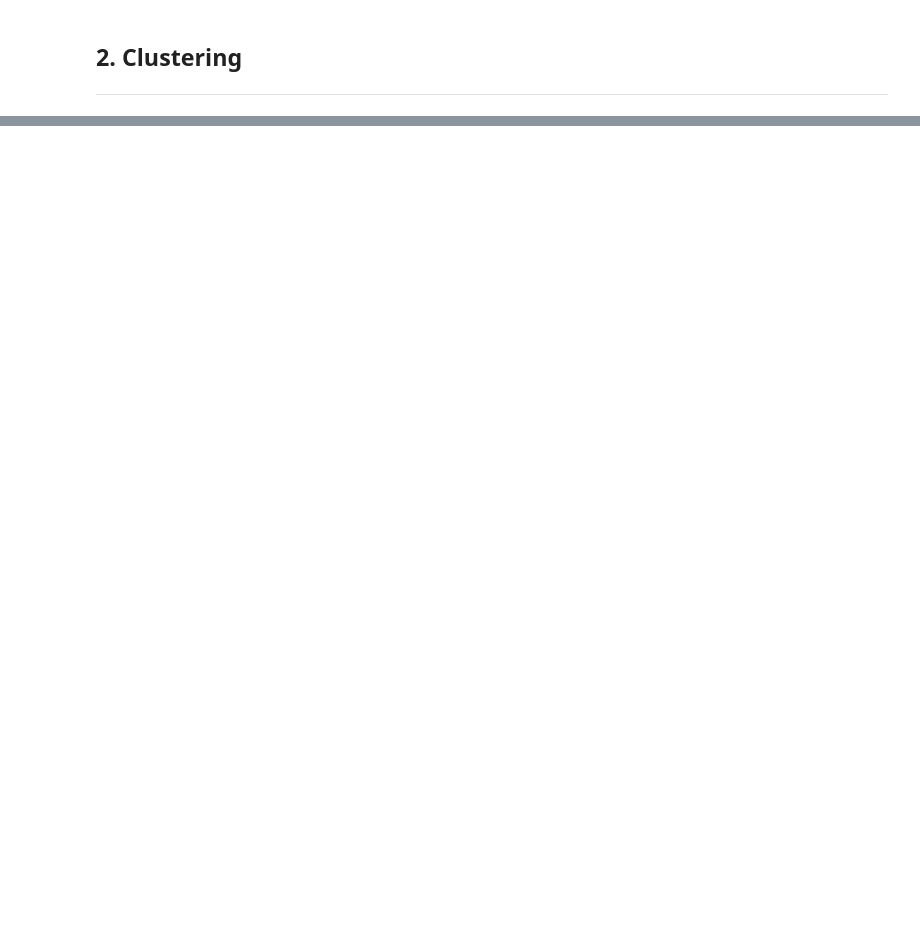
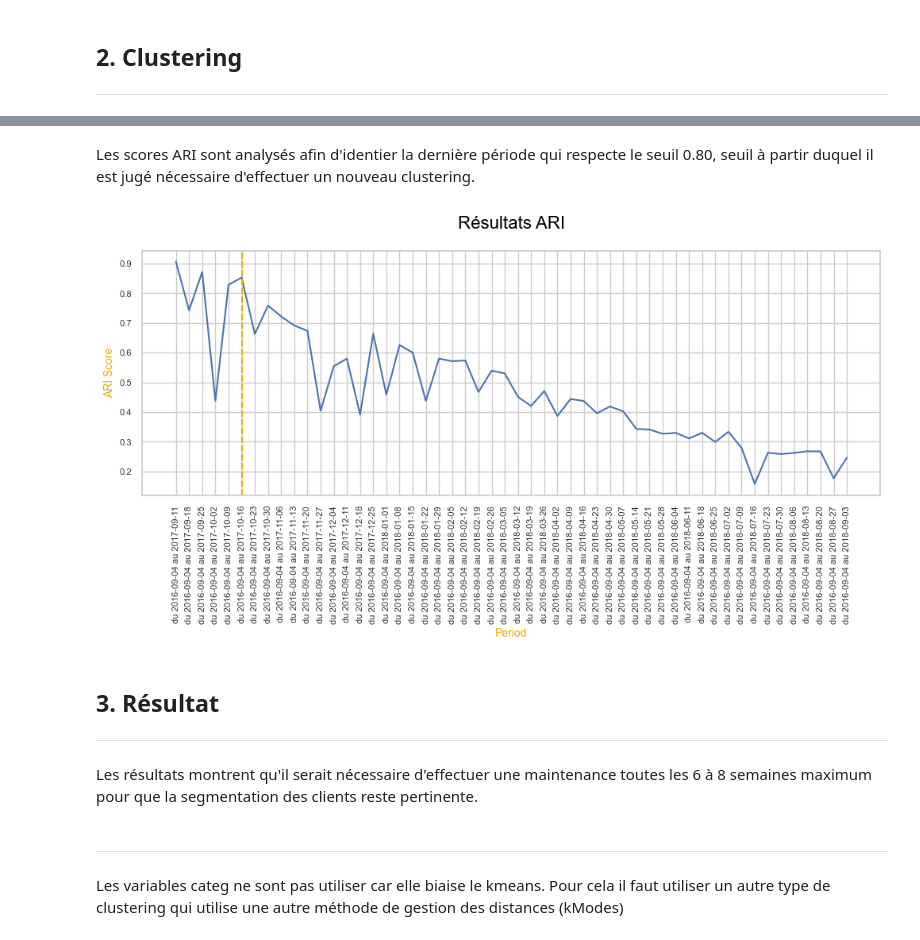
Before and after one commit to RR-DataSciences/P5_Segmentez_Des_Clients_Dun_Site_e_commerce, a Jupyter notebook: P5_Simulation.ipynb, the cells around one changed output, grey strips where cells are left out. Saved outputs shown, nothing was run; the diff lists cells and outputs as text; code cells hidden in the pictures; blank space fills up the shorter version.

```diff
--- a/P5_Simulation.ipynb
+++ b/P5_Simulation.ipynb
@@ -239,0 +142,2 @@ sns.lineplot(ari_df["ARI_score"])
+# %%
+data_1year['days_since_last_order'] = (data_1year["order_purchase_timestamp"].max() - data_1year['order_purchase_timestamp']).dt.days
@@ -239,0 +146,2 @@ sns.lineplot(ari_df["ARI_score"])
+# %%
+data_1year = data_1year.loc[:,["review_score", "payment_installments", "average_price", "days_since_last_order", "nb_orders_per_customer"]]
@@ -239,0 +150,3 @@ sns.lineplot(ari_df["ARI_score"])
+# %%
+sc_1year = StandardScaler()
+data_1year_scaled = sc_1year.fit_transform(data_1year)
@@ -239,0 +157,3 @@ sns.lineplot(ari_df["ARI_score"])
+# %%
+kmeans_1year = KMeans(n_clusters=5, n_init="auto", random_state=42)
+kmeans_1year.fit(data_1year_scaled)
@@ -239,0 +242,23 @@ sns.lineplot(ari_df["ARI_score"])
+# %% [markdown]
+Les scores ARI sont analysés afin d'identier la dernière période qui respecte le seuil 0.80, seuil à partir duquel il est jugé nécessaire d'effectuer un nouveau clustering.
+# %%
+# Selects the last individual to meet the threshold set at 0.80
+last_point = ari_scores[ari_scores['ARI Score'] >= 0.80].iloc[-1]['Period']
+
+plt.figure(figsize=(12,4))
+sns.lineplot(data=ari_scores, x="Period", y="ARI Score")
+plt.axvline(x=last_point, color='#EDAD01', linestyle='--')  # Ajoute une ligne verticale à x=last_point
+plt.title("Résultats ARI")
+plt.xticks(rotation=90)
+plt.show()
+# %% [output]
+[figure, added]
+# %% [markdown]
+## **3. Résultat**
+***
+# %% [markdown]
+Les résultats montrent qu'il serait nécessaire d'effectuer une maintenance toutes les 6 à 8 semaines maximum pour que la segmentation des clients reste pertinente.
+# %% [markdown]
+---
+# %% [markdown]
+Les variables categ ne sont pas utiliser car elle biaise le kmeans. Pour cela il faut utiliser un autre type de clustering qui utilise une autre méthode de gestion des distances (kModes)
```
Also changed, not shown: parts of 43 cells of this notebook, 2 other files.
